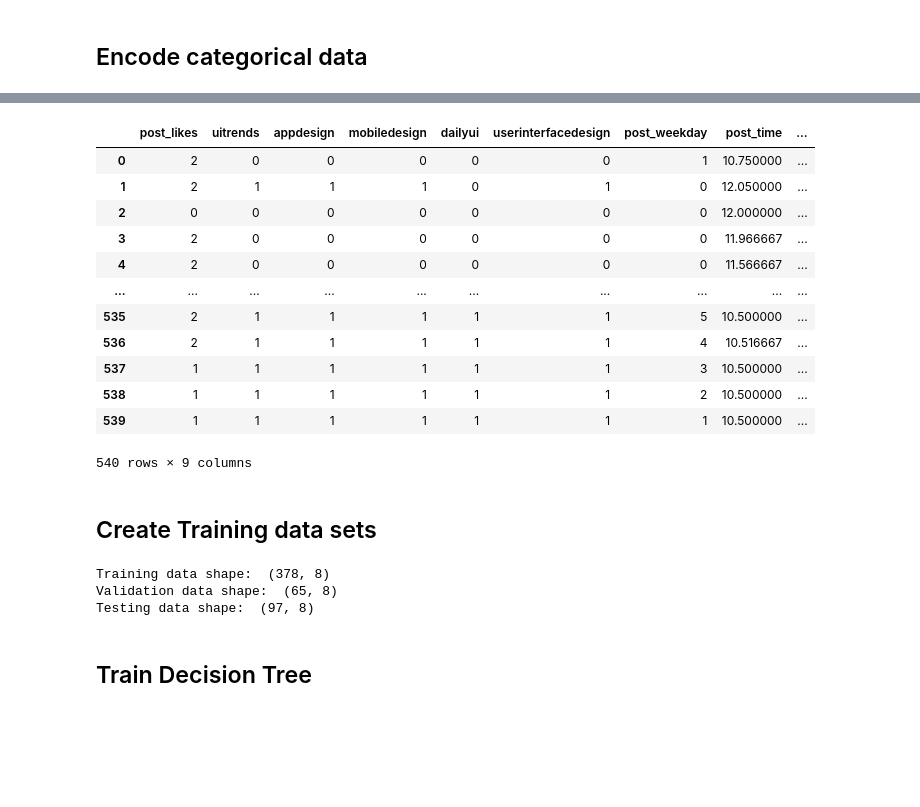
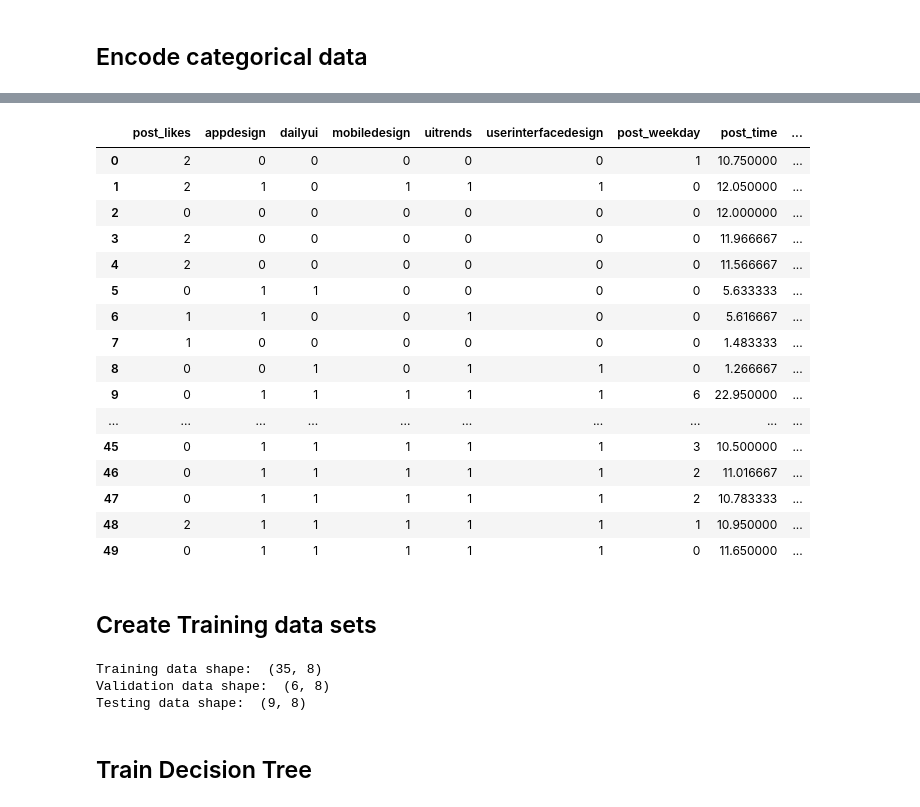
Before and after one commit to praharshbhatt/instagram_post_engagement_predictor, a Jupyter notebook: instagram_post_insights_analysis.ipynb, the cells around one changed output, grey strips where cells are left out. Cells and saved outputs as stored; diff of their text form; code cells hidden in the pictures; blank space fills up the shorter version.

```diff
--- a/instagram_post_insights_analysis.ipynb
+++ b/instagram_post_insights_analysis.ipynb
@@ -89,7 +97,7 @@ print('Shape: ', df.shape)
 print('Describe: ', df.post_likes.describe())
 
 # Limit the rows for testing
-# df = df.head(3)
+df = df.head(50)
 df
 # %% [output]
 Shape:  (540, 4)
@@ -268,6 +296,8 @@ df['post_time'] = times
 # %% [markdown]
 ## Get Dominant color from an image
 # %%
+!pip install webcolors --upgrade
+!pip install colorthief --upgrade
 from colorthief import ColorThief
 import webcolors
 
@@ -276,7 +306,7 @@ import webcolors
 
 def closest_colour(requested_colour):
     min_colours = {}
-    for key, name in webcolors.css3_hex_to_names.items():
+    for key, name in webcolors.CSS3_HEX_TO_NAMES.items():
         r_c, g_c, b_c = webcolors.hex_to_rgb(key)
         rd = (r_c - requested_colour[0]) ** 2
         gd = (g_c - requested_colour[1]) ** 2
@@ -294,12 +324,13 @@ for i in range(len(post_media)):
     image = post_media[i]
 
     # Get the dominant color
-    print('Finding the dominant color in the image: ', i)
     if '.jpg' in image:
+        print('Finding the dominant color in the image: ', i)
         color_thief = ColorThief(parent_folder_path+image)
         dominant_color = color_thief.get_color(quality=1)
         dominant_colors.append(closest_colour((dominant_color)))
     else:
+        print(i, ' is a video')
         dominant_colors.append('video')
 
 df['post_dominant_colors'] = dominant_colors
@@ -416,6 +488,7 @@ Report SWEETVIZ_REPORT.html was generated! NOTEBOOK/COLAB USERS: the web browser
 # %% [markdown]
 ## Encode categorical data
 # %%
+!pip install sklearn --upgrade
 from sklearn.preprocessing import LabelEncoder
 
 le_post_dominant_colors = LabelEncoder()
@@ -426,7 +499,7 @@ df['post_dominant_colors'] = le_post_dominant_colors.fit_transform(
 le_post_likes = LabelEncoder()
 df['post_likes'] = le_post_likes.fit_transform(
     df['post_likes']
-)
+)19
 
 df
 # %% [output]
@@ -433,16 +513,20 @@ df
-|  | post_likes | uitrends | appdesign | mobiledesign | dailyui | userinterfacedesign | post_weekday | post_time | ... |
+|  | post_likes | appdesign | dailyui | mobiledesign | uitrends | userinterfacedesign | post_weekday | post_time | ... |
 | 0 | 2 | 0 | 0 | 0 | 0 | 0 | 1 | 10.750000 | ... |
-| 1 | 2 | 1 | 1 | 1 | 0 | 1 | 0 | 12.050000 | ... |
+| 1 | 2 | 1 | 0 | 1 | 1 | 1 | 0 | 12.050000 | ... |
 | 2 | 0 | 0 | 0 | 0 | 0 | 0 | 0 | 12.000000 | ... |
 | 3 | 2 | 0 | 0 | 0 | 0 | 0 | 0 | 11.966667 | ... |
 | 4 | 2 | 0 | 0 | 0 | 0 | 0 | 0 | 11.566667 | ... |
+| 5 | 0 | 1 | 1 | 0 | 0 | 0 | 0 | 5.633333 | ... |
+| 6 | 1 | 1 | 0 | 0 | 1 | 0 | 0 | 5.616667 | ... |
+| 7 | 1 | 0 | 0 | 0 | 0 | 0 | 0 | 1.483333 | ... |
+| 8 | 0 | 0 | 1 | 0 | 1 | 1 | 0 | 1.266667 | ... |
+| 9 | 0 | 1 | 1 | 1 | 1 | 1 | 6 | 22.950000 | ... |
 | ... | ... | ... | ... | ... | ... | ... | ... | ... | ... |
-| 535 | 2 | 1 | 1 | 1 | 1 | 1 | 5 | 10.500000 | ... |
-| 536 | 2 | 1 | 1 | 1 | 1 | 1 | 4 | 10.516667 | ... |
-| 537 | 1 | 1 | 1 | 1 | 1 | 1 | 3 | 10.500000 | ... |
-| 538 | 1 | 1 | 1 | 1 | 1 | 1 | 2 | 10.500000 | ... |
-| 539 | 1 | 1 | 1 | 1 | 1 | 1 | 1 | 10.500000 | ... |
+| 45 | 0 | 1 | 1 | 1 | 1 | 1 | 3 | 10.500000 | ... |
+| 46 | 0 | 1 | 1 | 1 | 1 | 1 | 2 | 11.016667 | ... |
+| 47 | 0 | 1 | 1 | 1 | 1 | 1 | 2 | 10.783333 | ... |
+| 48 | 2 | 1 | 1 | 1 | 1 | 1 | 1 | 10.950000 | ... |
+| 49 | 0 | 1 | 1 | 1 | 1 | 1 | 0 | 11.650000 | ... |
-540 rows × 9 columns
 # %% [markdown]
 ## Create Training data sets
 # %%
@@ -462,9 +546,9 @@ print('Training data shape: ', X_train.shape)
 print('Validation data shape: ', X_val.shape)
 print('Testing data shape: ', X_test.shape)
 # %% [output]
-Training data shape:  (378, 8)
-Validation data shape:  (65, 8)
-Testing data shape:  (97, 8)
+Training data shape:  (35, 8)
+Validation data shape:  (6, 8)
+Testing data shape:  (9, 8)
 # %% [markdown]
 ## Train Decision Tree
 # %%
```
Also changed, not shown: parts of 14 cells of this notebook, 1 other file.
